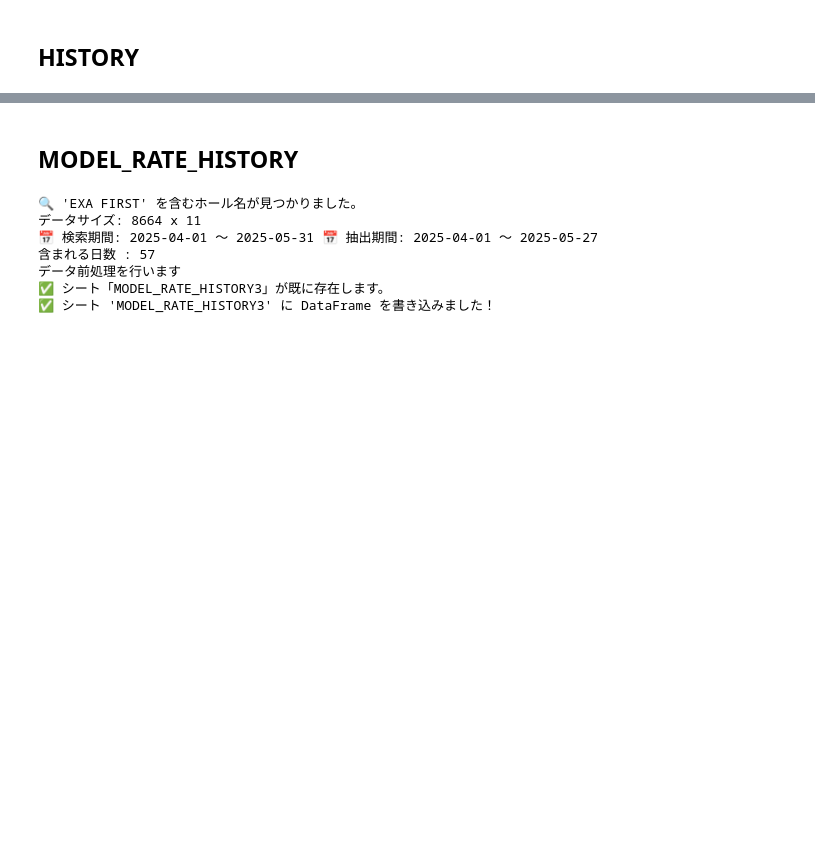
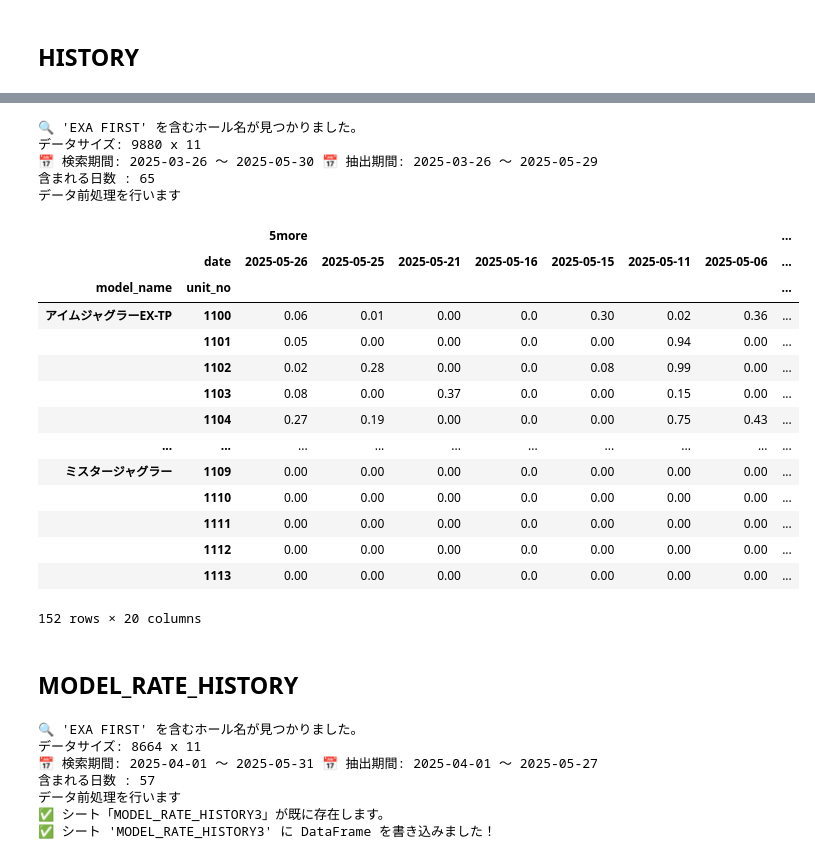
Before and after one commit to akmiccom/dataOnline, a Jupyter notebook: anaslo_02/ipynb/exa_hall_date.ipynb, the cells around one changed output, grey strips where cells are left out. Drawn from its saved outputs; the diff is of its cells as text; code cells hidden in the pictures; blank space fills up the shorter version.

```diff
--- a/anaslo_02/ipynb/exa_hall_date.ipynb
+++ b/anaslo_02/ipynb/exa_hall_date.ipynb
@@ -650,3 +697,47 @@ merged_by_model.head()
+# %%
+start_date = datetime.date(today.year, today.month-1, 1) - relativedelta(days=6)
+df_db = create_df_from_database(hall_name, start_date, today, model_name="ジャグラー")
+df, model_list = df_preprocessing(df_db, hall_name)
+df["last_digit"].head()
+
+sheet_name = "SETTING_PREDICT"
+csv_path = f"C:/python/dataOnline/anaslo_02/out/{hall_name}_{sheet_name}.csv"
+df = df[(df["last_digit"] == 1) | (df["last_digit"] == 5)]
+index = ["model_name", "unit_no"]
+columns = ["date"]
+df_pred = df.pivot_table(
+    index=index,
+    columns=columns,
+    values=["5more"],
+    # aggfunc="sum",
+    # margins=True,
+    # margins_name="total",
+)
+df_pred = df_pred.iloc[:, ::-1]
+df_pred = df_pred[~df_pred.iloc[:, 1].isna()]
+df_pred.to_csv(csv_path)
+df_pred
+# %% [output]
+🔍 'EXA FIRST' を含むホール名が見つかりました。
+データサイズ: 9880 x 11
+📅 検索期間: 2025-03-26 ～ 2025-05-30 📅 抽出期間: 2025-03-26 ～ 2025-05-29
+含まれる日数 : 65
+データ前処理を行います
+|  |  | 5more |  |  |  |  |  |  | ... |
+|  | date | 2025-05-26 | 2025-05-25 | 2025-05-21 | 2025-05-16 | 2025-05-15 | 2025-05-11 | 2025-05-06 | ... |
+| model_name | unit_no |  |  |  |  |  |  |  | ... |
+| アイムジャグラーEX-TP | 1100 | 0.06 | 0.01 | 0.00 | 0.0 | 0.30 | 0.02 | 0.36 | ... |
+|  | 1101 | 0.05 | 0.00 | 0.00 | 0.0 | 0.00 | 0.94 | 0.00 | ... |
+|  | 1102 | 0.02 | 0.28 | 0.00 | 0.0 | 0.08 | 0.99 | 0.00 | ... |
+|  | 1103 | 0.08 | 0.00 | 0.37 | 0.0 | 0.00 | 0.15 | 0.00 | ... |
+|  | 1104 | 0.27 | 0.19 | 0.00 | 0.0 | 0.00 | 0.75 | 0.43 | ... |
+| ... | ... | ... | ... | ... | ... | ... | ... | ... | ... |
+| ミスタージャグラー | 1109 | 0.00 | 0.00 | 0.00 | 0.0 | 0.00 | 0.00 | 0.00 | ... |
+|  | 1110 | 0.00 | 0.00 | 0.00 | 0.0 | 0.00 | 0.00 | 0.00 | ... |
+|  | 1111 | 0.00 | 0.00 | 0.00 | 0.0 | 0.00 | 0.00 | 0.00 | ... |
+|  | 1112 | 0.00 | 0.00 | 0.00 | 0.0 | 0.00 | 0.00 | 0.00 | ... |
+|  | 1113 | 0.00 | 0.00 | 0.00 | 0.0 | 0.00 | 0.00 | 0.00 | ... |
+152 rows × 20 columns
 # %% [markdown]
 ## MODEL_RATE_HISTORY
 # %%
```
Also changed, not shown: parts of 9 cells of this notebook, 34 other files.
